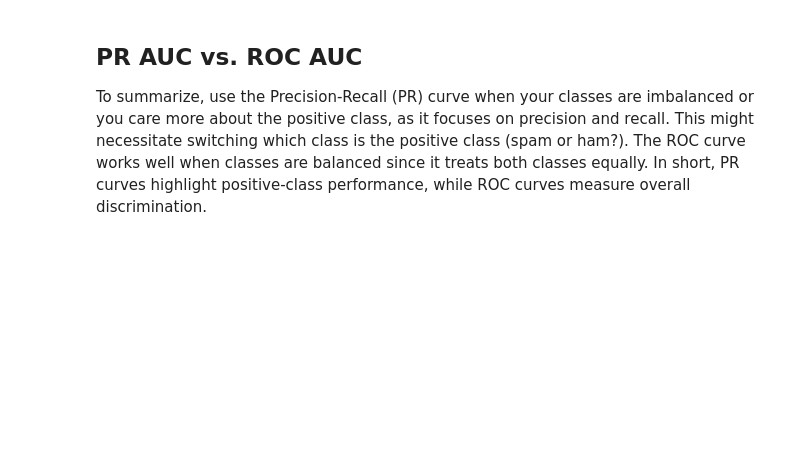
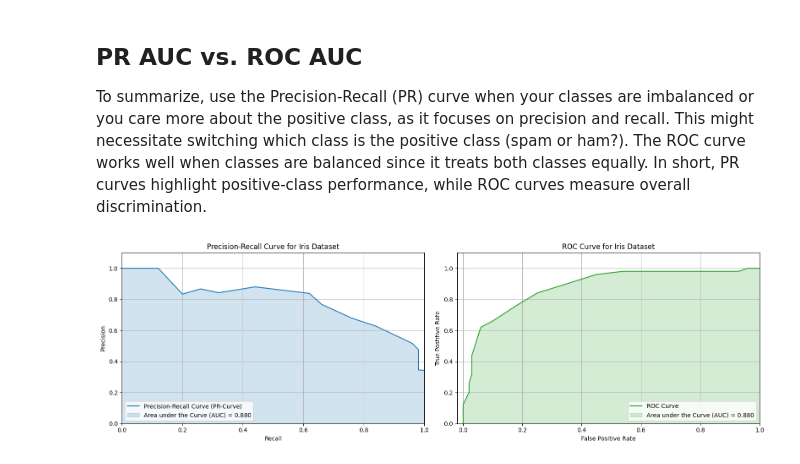
Before and after one commit to itsfernn/ml-daily-challenge, a Jupyter notebook: precision-recall/precision-recall.ipynb, the cells around one changed output. Drawn from its saved outputs; the diff is of its cells as text; code cells hidden in the pictures; blank space fills up the shorter version.

```diff
--- a/precision-recall/precision-recall.ipynb
+++ b/precision-recall/precision-recall.ipynb
@@ -219,3 +219,37 @@ plt.show()
 ## PR AUC vs. ROC AUC
 
 To summarize, use the Precision-Recall (PR) curve when your classes are imbalanced or you care more about the positive class, as it focuses on precision and recall. This might necessitate switching which class is the positive class (spam or ham?). The ROC curve works well when classes are balanced since it treats both classes equally. In short, PR curves highlight positive-class performance, while ROC curves measure overall discrimination.
+# %%
+
+plt.figure(figsize=(16, 5))
+
+plt.subplot(1, 2, 1)
+plt.plot(recall, precision, color="tab:blue", label="Precision-Recall Curve (PR-Curve)")
+plt.fill_between(recall, precision, alpha=0.2, color="tab:blue", label=f"Area under the Curve (AUC) = {pr_auc:.3f}")
+
+plt.xlabel("Recall")
+plt.ylabel("Precision")
+plt.title("Precision-Recall Curve for Iris Dataset")
+plt.legend(loc="lower left")
+plt.grid(True)
+plt.xlim(0, 1)
+plt.ylim(0, 1.1)
+plt.tight_layout()
+
+plt.subplot(1, 2, 2)
+plt.plot(tpr, fpr, color="tab:green", label="ROC Curve")
+plt.fill_between(tpr, fpr, alpha=0.2, color="tab:green", label=f"Area under the Curve (AUC) = {pr_auc:.3f}")
+
+plt.xlabel("False Positive Rate")
+plt.ylabel("True Postitive Rate")
+plt.title("ROC Curve for Iris Dataset")
+plt.legend(loc="lower right")
+plt.grid(True)
+plt.xlim(-0.02, 1)
+plt.ylim(0, 1.1)
+plt.tight_layout()
+
+plt.savefig("cover.png")
+plt.show()
+# %% [output]
+[figure, added]
```
Also changed, not shown: parts of 1 cell of this notebook.
